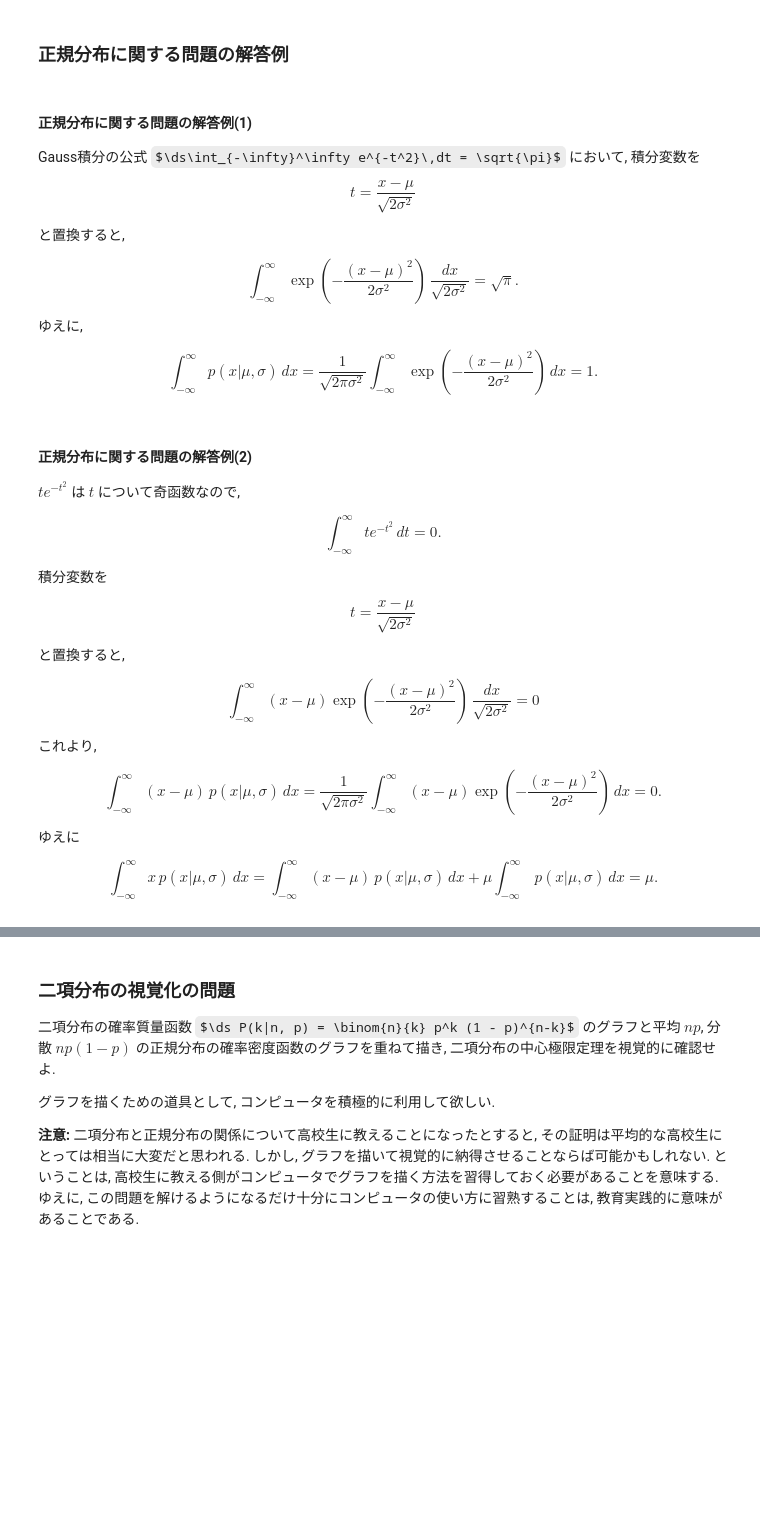
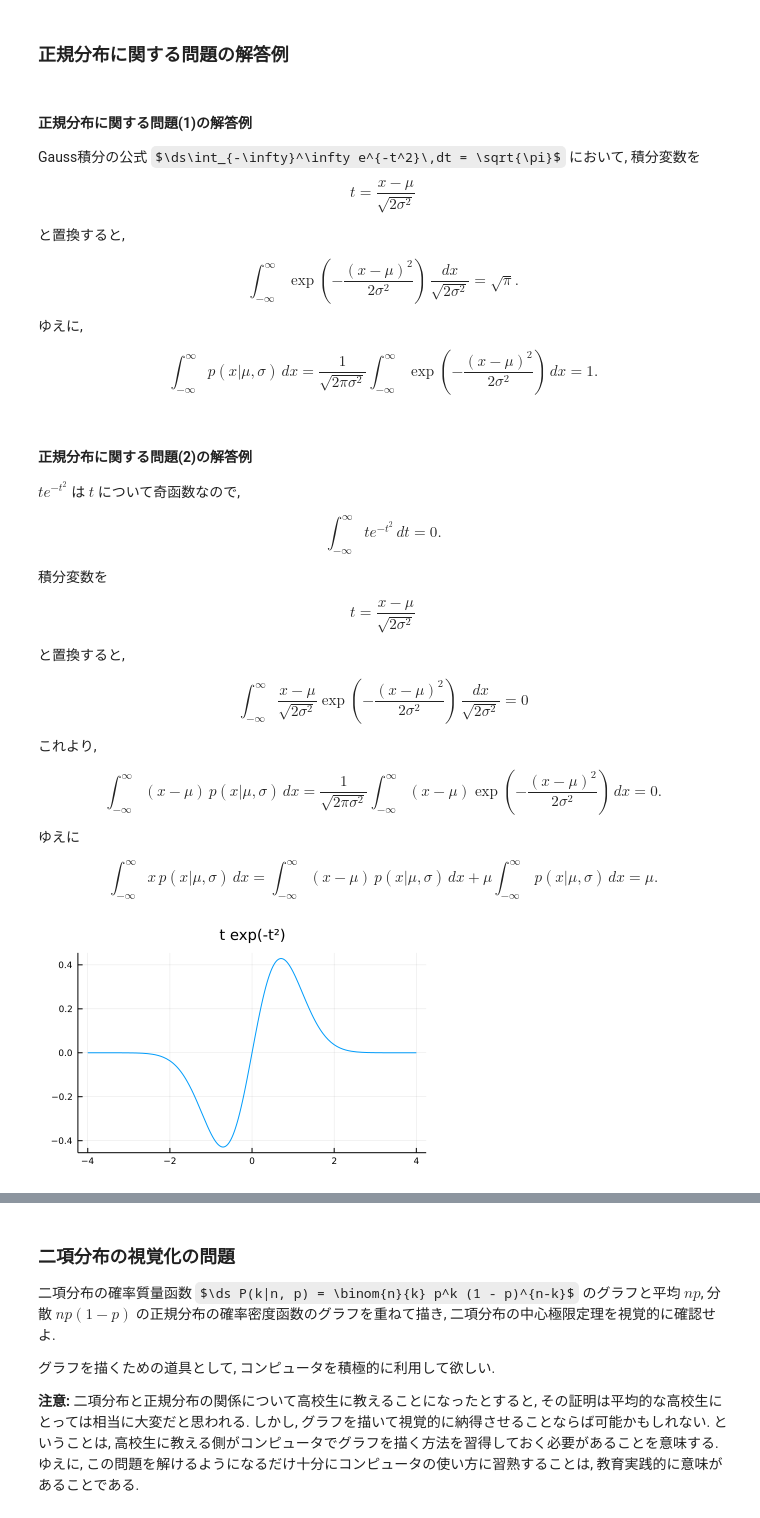
Before and after one commit to genkuroki/HighSchoolMath, a Jupyter notebook: StatIntro.ipynb, the cells around one changed output, grey strips where cells are left out. Cells and saved outputs as stored; diff of their text form; code cells hidden in the pictures; some formulas as TeX source; blank space fills up the shorter version.

```diff
--- a/StatIntro.ipynb
+++ b/StatIntro.ipynb
@@ -415,7 +425,7 @@ $$
 # %% [markdown]
 ### 正規分布に関する問題の解答例
 # %% [markdown]
-#### 正規分布に関する問題の解答例(1)
+#### 正規分布に関する問題(1)の解答例
 
 Gauss積分の公式 $\ds\int_{-\infty}^\infty e^{-t^2}\,dt = \sqrt{\pi}$ において, 積分変数を
 
@@ -438,7 +448,7 @@ $$
 \int_{-\infty}^\infty \exp\left(-\frac{(x-\mu)^2}{2\sigma^2}\right)\,dx = 1.
 $$
 # %% [markdown]
-#### 正規分布に関する問題の解答例(2)
+#### 正規分布に関する問題(2)の解答例
 
 $t e^{-t^2}$ は $t$ について奇函数なので,
 
@@ -456,7 +466,7 @@ $$
 
 $$
 \int_{-\infty}^\infty
-(x-\mu)\exp\left(-\frac{(x-\mu)^2}{2\sigma^2}\right)
+\frac{x-\mu}{\sqrt{2\sigma^2}}\exp\left(-\frac{(x-\mu)^2}{2\sigma^2}\right)
 \,\frac{dx}{\sqrt{2\sigma^2}} = 0
 $$
 
@@ -475,4 +485,8 @@ $$
 \int_{-\infty}^\infty (x-\mu)\,p(x|\mu,\sigma)\,dx +
 \mu \int_{-\infty}^\infty \,p(x|\mu,\sigma)\,dx = \mu.
 $$
+# %%
+plot(t -> t*exp(-t^2), -4, 4; label="", title="t exp(-t²)")
+# %% [output]
+[figure, added]
 # %% [markdown]
```
Also changed, not shown: parts of 25 cells of this notebook, 2 other files.
